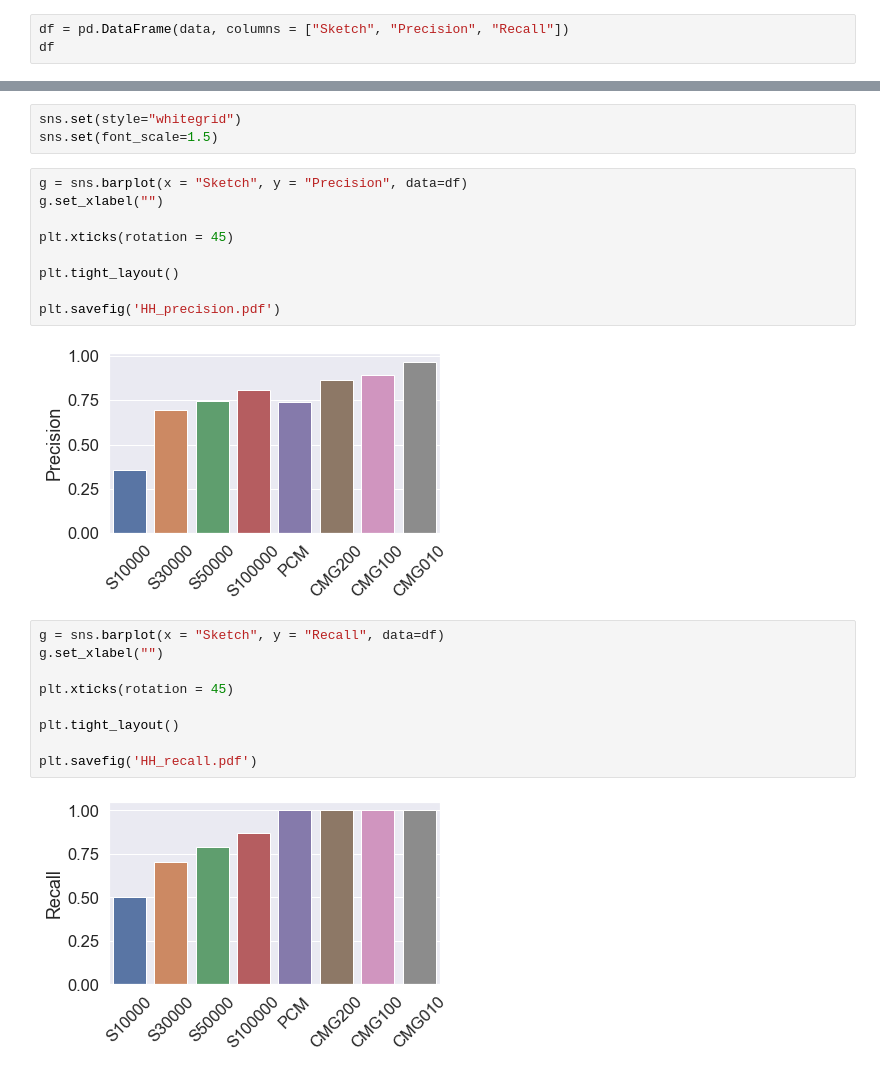
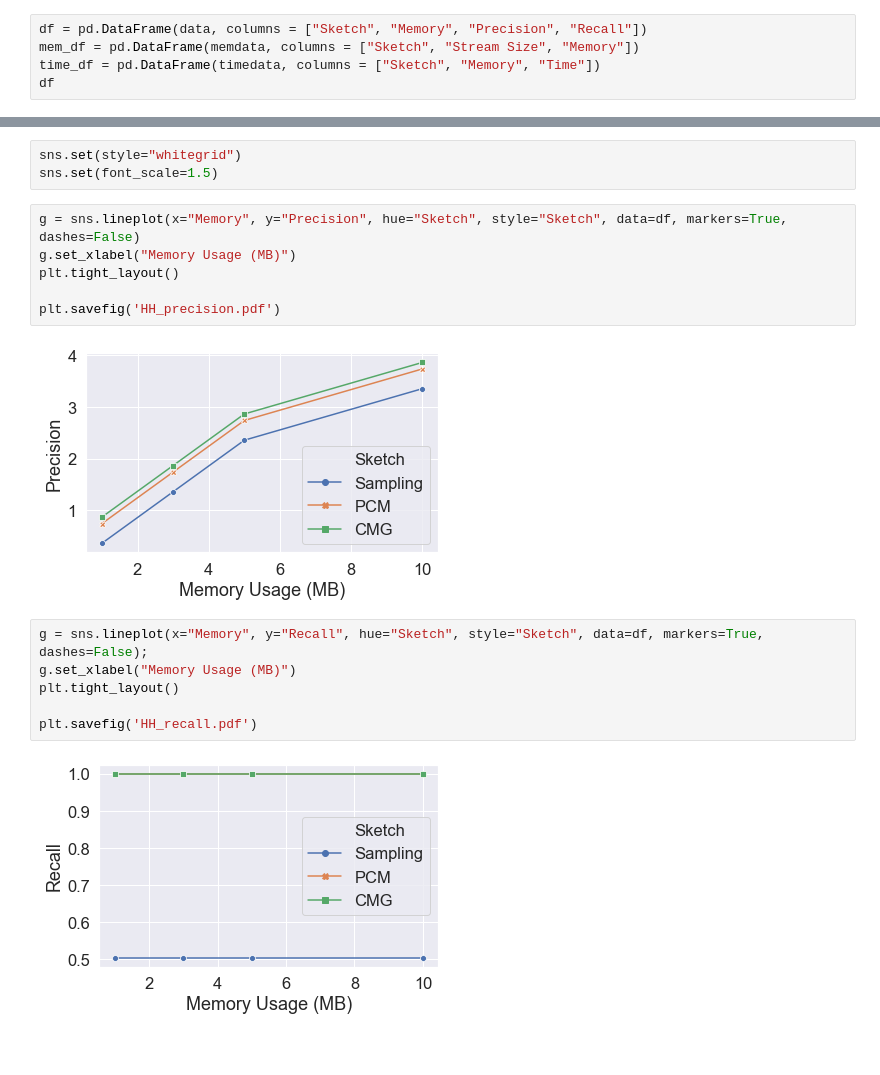
Before and after one commit to Yanqing-UTAH/ATTPCode, a Jupyter notebook: plot/HH_plot.ipynb, the cells around one changed output, grey strips where cells are left out. Drawn from its saved outputs; the diff is of its cells as text; blank space fills up the shorter version.

Commit message:
update plot script

```diff
--- a/plot/HH_plot.ipynb
+++ b/plot/HH_plot.ipynb
@@ -25,4 +48,6 @@ mem = [
 # %%
-df = pd.DataFrame(data, columns = ["Sketch", "Precision", "Recall"])
+df = pd.DataFrame(data, columns = ["Sketch", "Memory", "Precision", "Recall"])
+mem_df = pd.DataFrame(memdata, columns = ["Sketch", "Stream Size", "Memory"])
+time_df = pd.DataFrame(timedata, columns = ["Sketch", "Memory", "Time"])
 df
 # %% [output]
@@ -52,25 +68,19 @@ memdf
 sns.set(style="whitegrid")
 sns.set(font_scale=1.5)
 # %%
-g = sns.barplot(x = "Sketch", y = "Precision", data=df)
-g.set_xlabel("")
-
-plt.xticks(rotation = 45)
-
+g = sns.lineplot(x="Memory", y="Precision", hue="Sketch", style="Sketch", data=df, markers=True, dashes=False)
+g.set_xlabel("Memory Usage (MB)")
 plt.tight_layout()
 
 plt.savefig('HH_precision.pdf')
 # %% [output]
-[figure, old version]
+[figure, new version]
 # %%
-g = sns.barplot(x = "Sketch", y = "Recall", data=df)
-g.set_xlabel("")
-
-plt.xticks(rotation = 45)
-
+g = sns.lineplot(x="Memory", y="Recall", hue="Sketch", style="Sketch", data=df, markers=True, dashes=False);
+g.set_xlabel("Memory Usage (MB)")
 plt.tight_layout()
 
 plt.savefig('HH_recall.pdf')
 # %% [output]
-[figure, old version]
+[figure, new version]
 # %%
```
Also changed, not shown: parts of 5 cells of this notebook.
